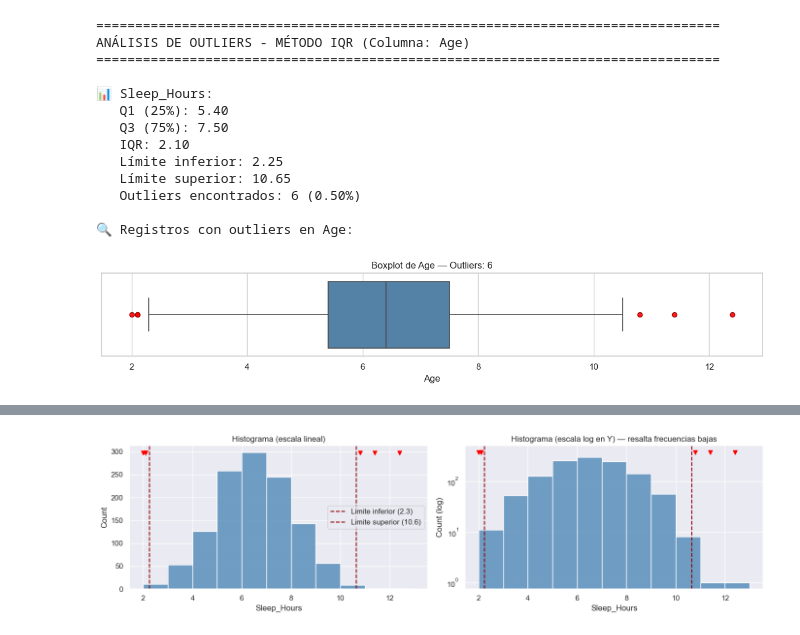
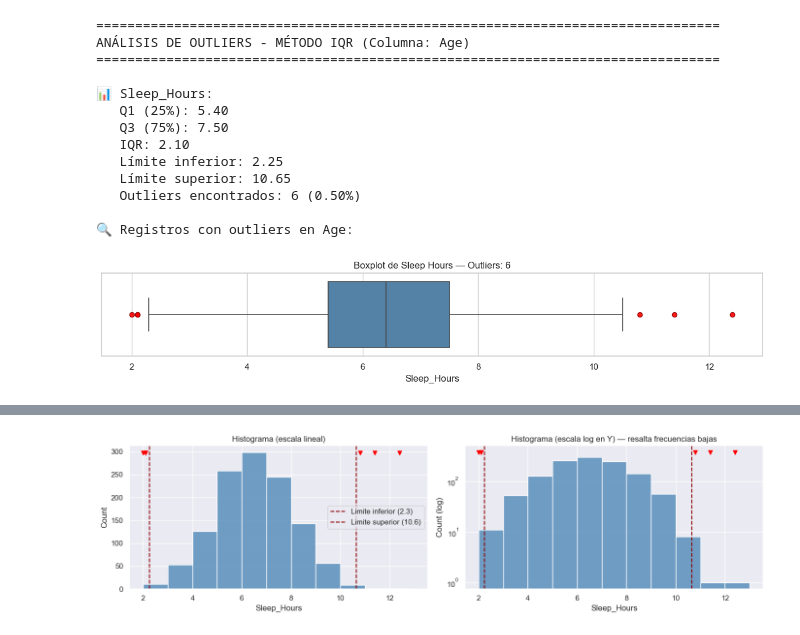
Before and after one commit to AgustinB123/Laboratorio-3, a Jupyter notebook: notebooks/tratar_dataset_anxiety_depression.ipynb, the cells around one changed output, grey strips where cells are left out. Saved outputs shown, nothing was run; the diff lists cells and outputs as text; code cells hidden in the pictures.

```diff
--- a/notebooks/tratar_dataset_anxiety_depression.ipynb
+++ b/notebooks/tratar_dataset_anxiety_depression.ipynb
@@ -162,33 +162,33 @@ ANÁLISIS DE OUTLIERS - MÉTODO IQR (Columna: Age)
 # %%
 # 7. Visualización simple - Boxplot de Age con outliers resaltados
 
 # Asegurar que 'Age' es numérica y sin NaNs
 age_series = pd.to_numeric(df['Sleep_Hours'], errors='coerce').dropna().astype(float)
 
 # Calcular IQR y límites (para información opcional)
 Q1 = age_series.quantile(0.25)
 Q3 = age_series.quantile(0.75)
 IQR = Q3 - Q1
 limite_inferior = Q1 - 1.5 * IQR
 limite_superior = Q3 + 1.5 * IQR
 num_outliers = ((age_series < limite_inferior) | (age_series > limite_superior)).sum()
 
 # Estilo mínimo
 sns.set(style="whitegrid")
 
 fig, ax = plt.subplots(figsize=(12, 2.5))
 
 # Mostrar boxplot horizontal con outliers en rojo
 flierprops = dict(marker='o', markerfacecolor='red', markeredgecolor='darkred', markersize=6, alpha=0.9)
 sns.boxplot(x=age_series, orient='h', color='steelblue', linewidth=1.2, flierprops=flierprops, whis=1.5, ax=ax)
 
 # Personalización sencilla
 ax.set_yticks([])
-ax.set_xlabel('Age')
-ax.set_title(f'Boxplot de Age — Outliers: {num_outliers}', fontsize=12)
+ax.set_xlabel('Sleep_Hours')
+ax.set_title(f'Boxplot de Sleep Hours — Outliers: {num_outliers}', fontsize=12)
 
 plt.tight_layout()
 plt.show()
 # %% [output]
-[figure, old version]
+[figure, new version]
 # %%
```
Also changed, not shown: parts of 2 cells of this notebook, 8 other files.
